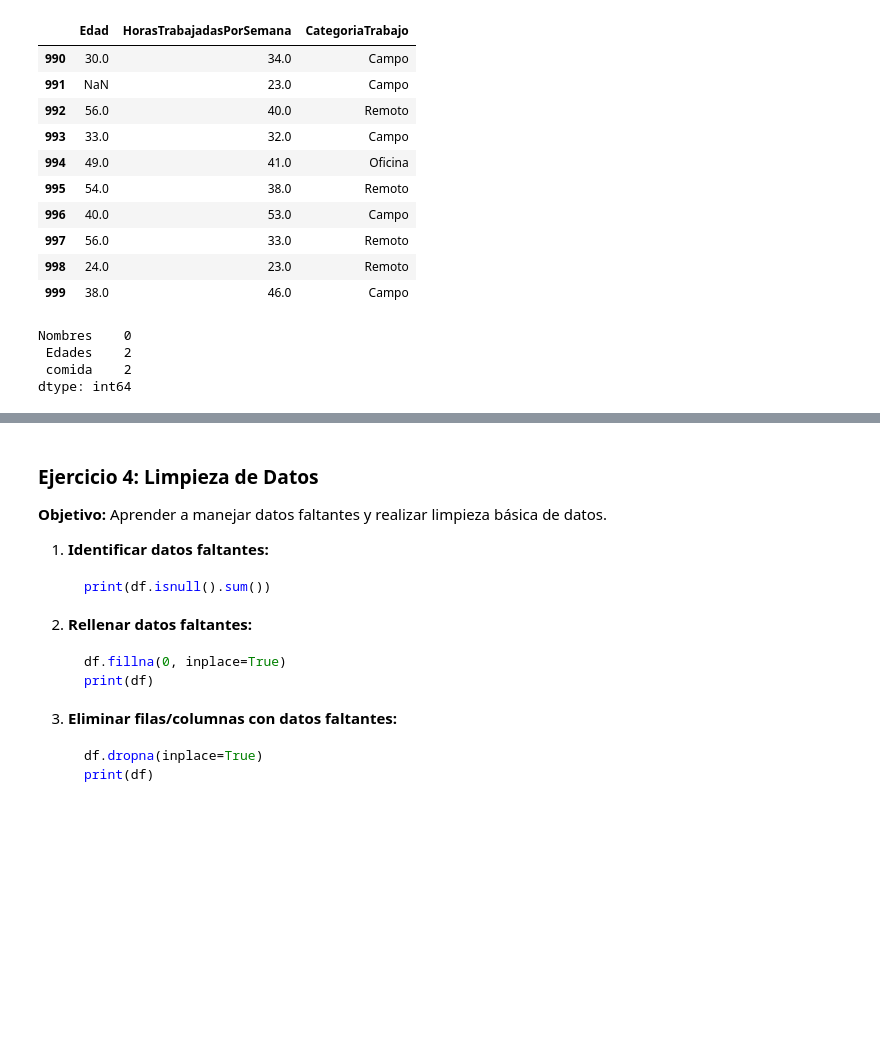
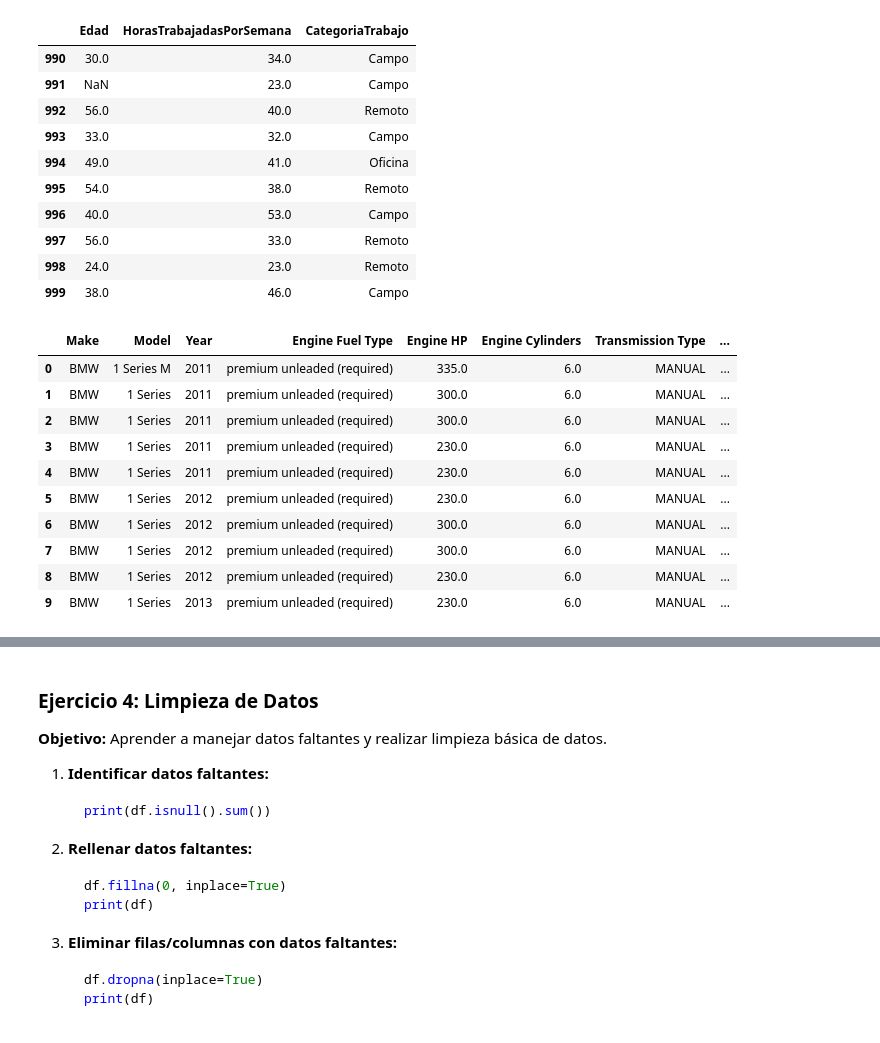
Before and after one commit to SimonGarcia01/ai-course, a Jupyter notebook: Python Review/3_PandasMatplotSeaborn.ipynb, the cells around one changed output, grey strips where cells are left out. Drawn from its saved outputs; the diff is of its cells as text; code cells hidden in the pictures; blank space fills up the shorter version.

```diff
--- a/Python Review/3_PandasMatplotSeaborn.ipynb
+++ b/Python Review/3_PandasMatplotSeaborn.ipynb
@@ -310,10 +484,17 @@ df.tail(10)
 | 998 | 24.0 | 23.0 | Remoto |
 | 999 | 38.0 | 46.0 | Campo |
 # %%
-dfex = pd.read_csv('datos_ex1.csv')
-dfex.isnull().sum()
+dfex = pd.read_csv('data.csv')
+dfex.head(10)
 # %% [output]
-Nombres    0
- Edades    2
- comida    2
-dtype: int64
+|  | Make | Model | Year | Engine Fuel Type | Engine HP | Engine Cylinders | Transmission Type | ... |
+| 0 | BMW | 1 Series M | 2011 | premium unleaded (required) | 335.0 | 6.0 | MANUAL | ... |
+| 1 | BMW | 1 Series | 2011 | premium unleaded (required) | 300.0 | 6.0 | MANUAL | ... |
+| 2 | BMW | 1 Series | 2011 | premium unleaded (required) | 300.0 | 6.0 | MANUAL | ... |
+| 3 | BMW | 1 Series | 2011 | premium unleaded (required) | 230.0 | 6.0 | MANUAL | ... |
+| 4 | BMW | 1 Series | 2011 | premium unleaded (required) | 230.0 | 6.0 | MANUAL | ... |
+| 5 | BMW | 1 Series | 2012 | premium unleaded (required) | 230.0 | 6.0 | MANUAL | ... |
+| 6 | BMW | 1 Series | 2012 | premium unleaded (required) | 300.0 | 6.0 | MANUAL | ... |
+| 7 | BMW | 1 Series | 2012 | premium unleaded (required) | 300.0 | 6.0 | MANUAL | ... |
+| 8 | BMW | 1 Series | 2012 | premium unleaded (required) | 230.0 | 6.0 | MANUAL | ... |
+| 9 | BMW | 1 Series | 2013 | premium unleaded (required) | 230.0 | 6.0 | MANUAL | ... |
```
Also changed, not shown: parts of 42 cells of this notebook.
